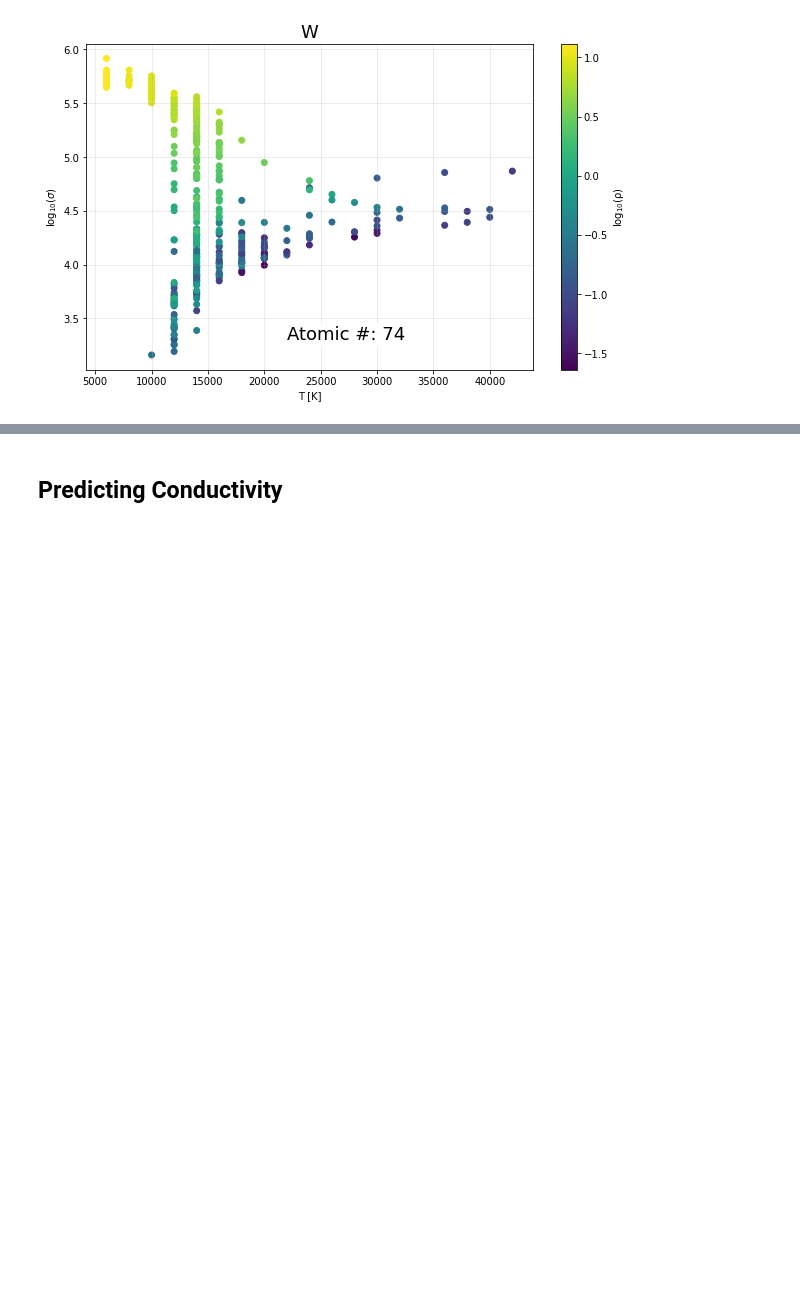
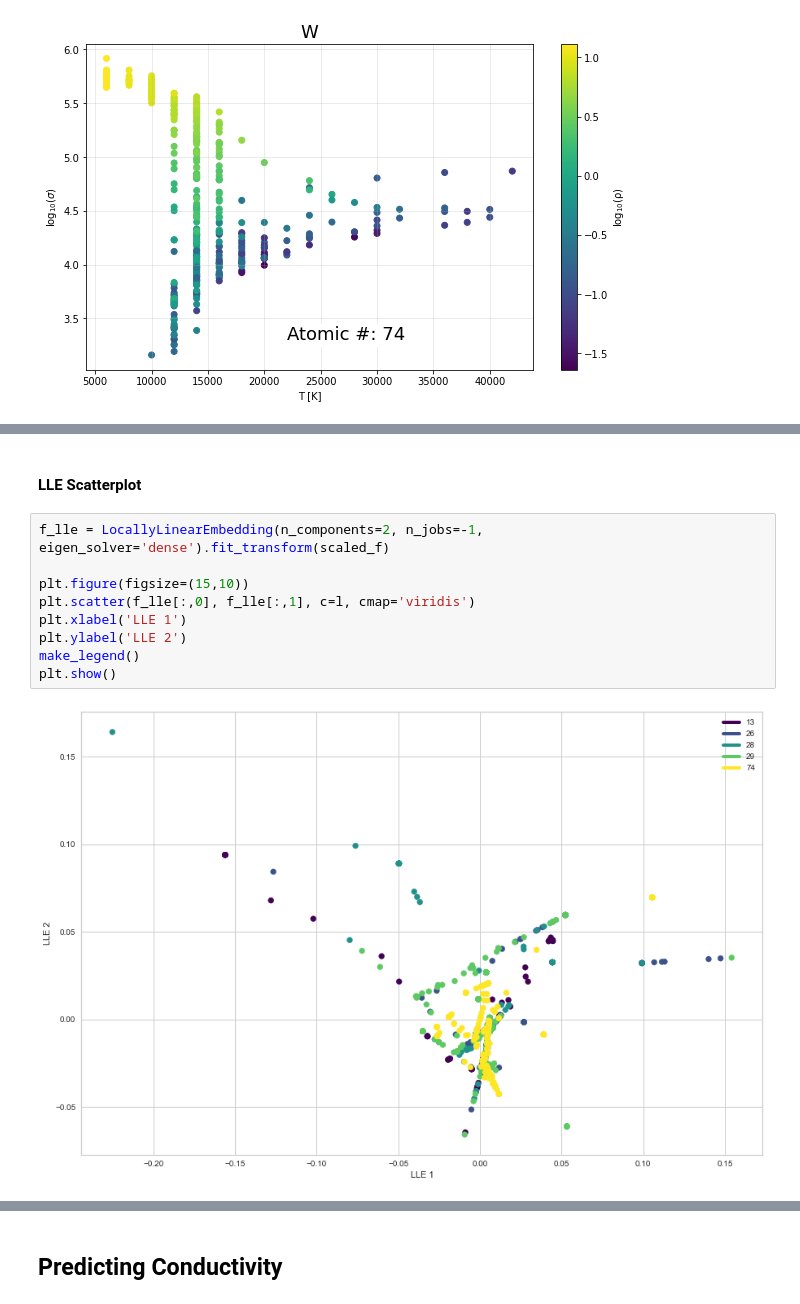
Before and after one commit to haasjack/CMSE492_Honors, a Jupyter notebook: DeSilva_DS_ML.ipynb, the cells around one changed output, grey strips where cells are left out. Saved outputs shown, nothing was run; the diff lists cells and outputs as text; blank space fills up the shorter version.

```diff
--- a/DeSilva_DS_ML.ipynb
+++ b/DeSilva_DS_ML.ipynb
@@ -108,0 +199,13 @@ Name: Znuc, dtype: int64
+# %% [markdown]
+#### LLE Scatterplot
+# %%
+f_lle = LocallyLinearEmbedding(n_components=2, n_jobs=-1, eigen_solver='dense').fit_transform(scaled_f)
+
+plt.figure(figsize=(15,10))
+plt.scatter(f_lle[:,0], f_lle[:,1], c=l, cmap='viridis')
+plt.xlabel('LLE 1')
+plt.ylabel('LLE 2')
+make_legend()
+plt.show()
+# %% [output]
+[figure, added]
```
Also changed, not shown: parts of 52 cells of this notebook, 2 other files.
